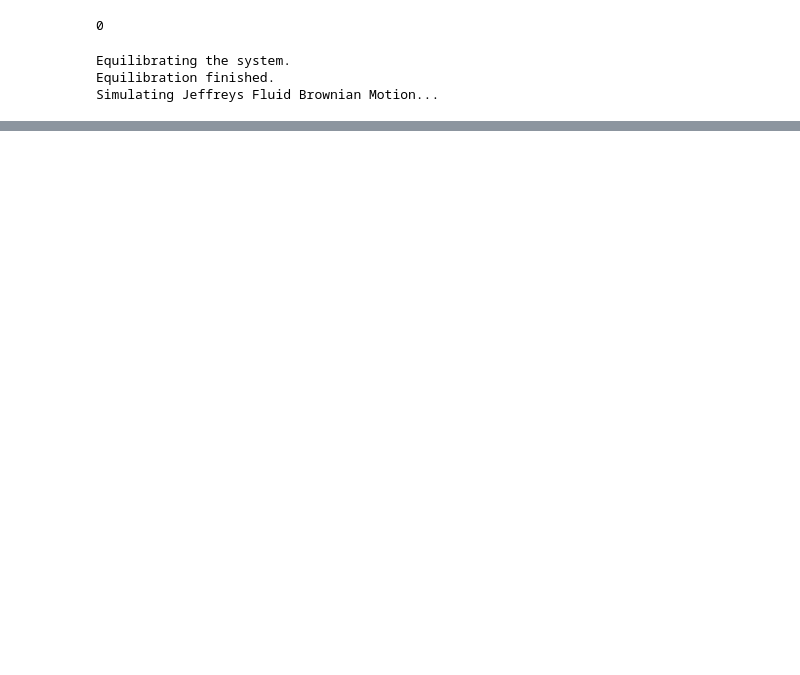
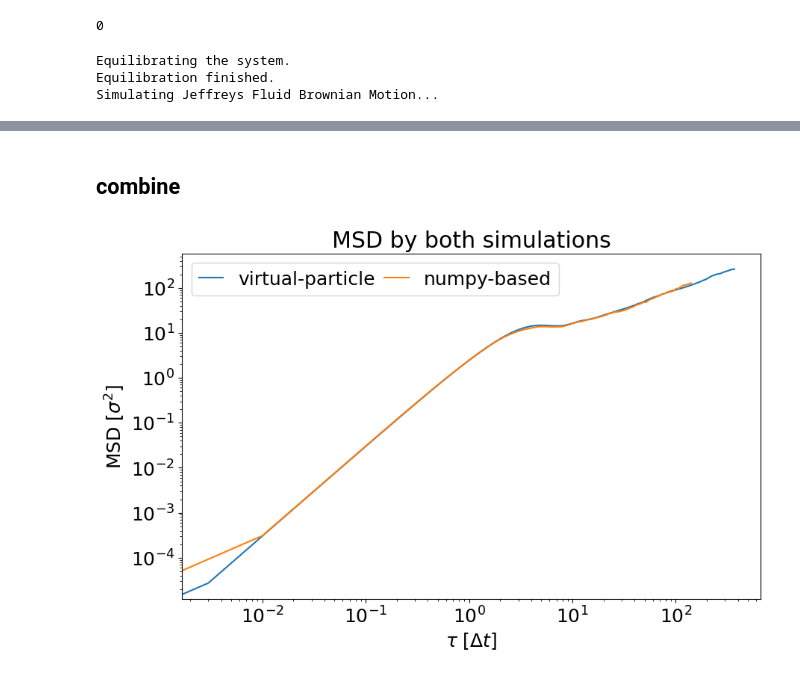
Before and after one commit to LEvGaP/espresso, a Jupyter notebook: doc/tutorials/jeffreys_fluid_sim/jeffreys_fluid_sim.ipynb, the cells around one changed output, grey strips where cells are left out. Cells and saved outputs as stored; diff of their text form; code cells hidden in the pictures; blank space fills up the shorter version.

```diff
--- a/doc/tutorials/jeffreys_fluid_sim/jeffreys_fluid_sim.ipynb
+++ b/doc/tutorials/jeffreys_fluid_sim/jeffreys_fluid_sim.ipynb
@@ -168,0 +308,16 @@ plt.show()
+# %% [markdown]
+## combine
+# %%
+plt.figure(figsize=(10, 6))
+plt.xlabel(r'$\tau$ [$\Delta t$]')
+plt.ylabel(r'MSD [$\sigma^2$]')
+
+plt.loglog(tau_results[start:end], msd_results[start:end], label=fr'virtual-particle')
+plt.loglog(time, msd, label='numpy-based')
+
+plt.title("MSD by both simulations")
+plt.legend(ncol=2, columnspacing=0.5, handlelength=1.3)
+
+plt.show()
+# %% [output]
+[figure, added]
```
Also changed, not shown: parts of 14 cells of this notebook.
